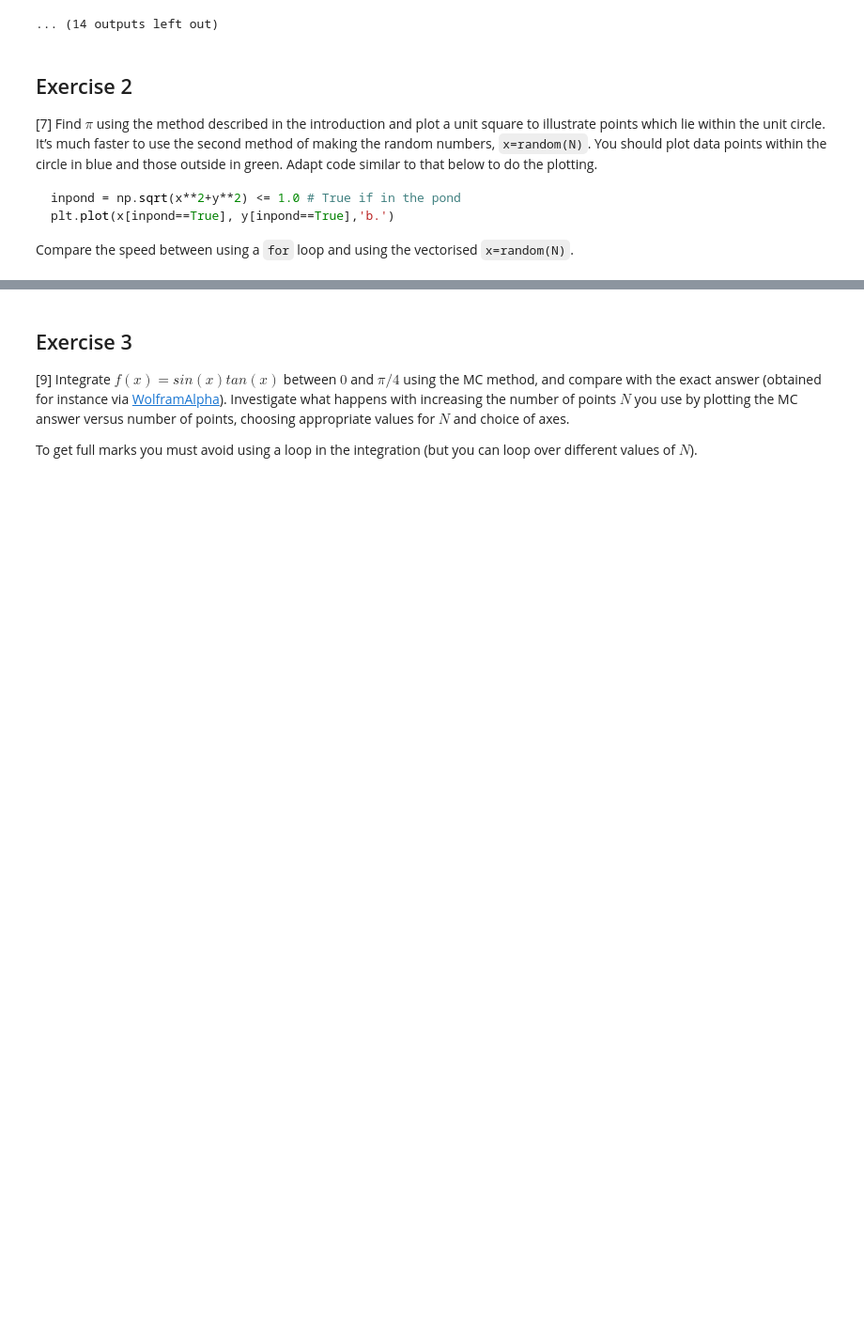
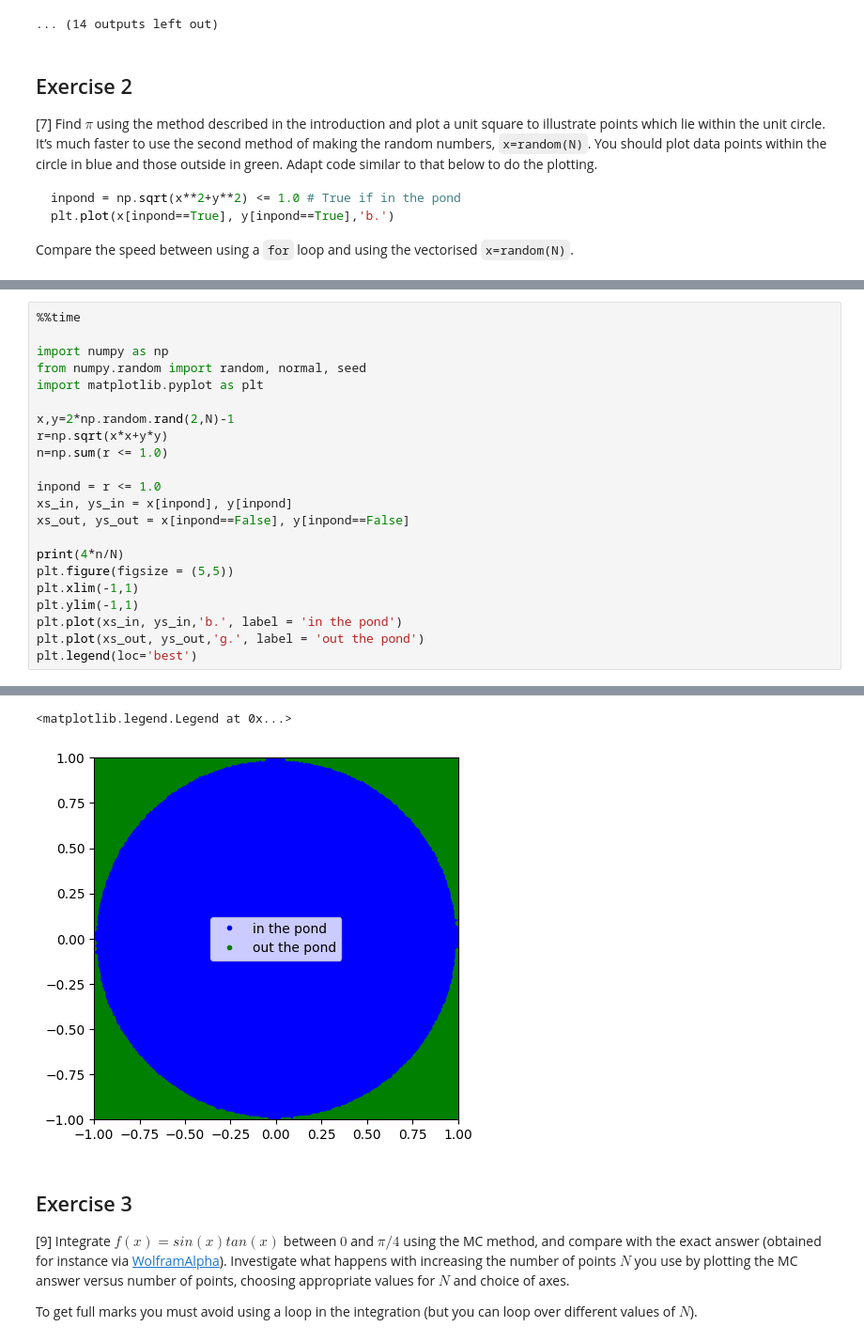
Before and after one commit to PX2145-2025/week-6-b-Dvorak-Gabriel, a Jupyter notebook: Monte_Carlo.ipynb, the cells around one changed output, grey strips where cells are left out. Shown at 94% size. Saved outputs shown, nothing was run; the diff lists cells and outputs as text; blank space fills up the shorter version.

```diff
--- a/Monte_Carlo.ipynb
+++ b/Monte_Carlo.ipynb
@@ -240,0 +261,23 @@ ValueError: operands could not be broadcast together with shapes (33554432,) (10
+# %%
+%%time
+
+import numpy as np
+from numpy.random import random, normal, seed
+import matplotlib.pyplot as plt
+
+x,y=2*np.random.rand(2,N)-1
+r=np.sqrt(x*x+y*y)
+n=np.sum(r <= 1.0)
+
+inpond = r <= 1.0
+xs_in, ys_in = x[inpond], y[inpond]
+xs_out, ys_out = x[inpond==False], y[inpond==False]
+
+print(4*n/N)
+plt.figure(figsize = (5,5))
+plt.xlim(-1,1)
+plt.ylim(-1,1)
+plt.plot(xs_in, ys_in,'b.', label = 'in the pond')
+plt.plot(xs_out, ys_out,'g.', label = 'out the pond')
+plt.legend(loc='best')
+# %% [output]
@@ -241,3 +287,5 @@ ValueError: operands could not be broadcast together with shapes (33554432,) (10
+<matplotlib.legend.Legend at 0x...>
+[figure, added]
 # %% [markdown]
 ## Exercise 3
 
```
Also changed, not shown: parts of 2 cells of this notebook.
